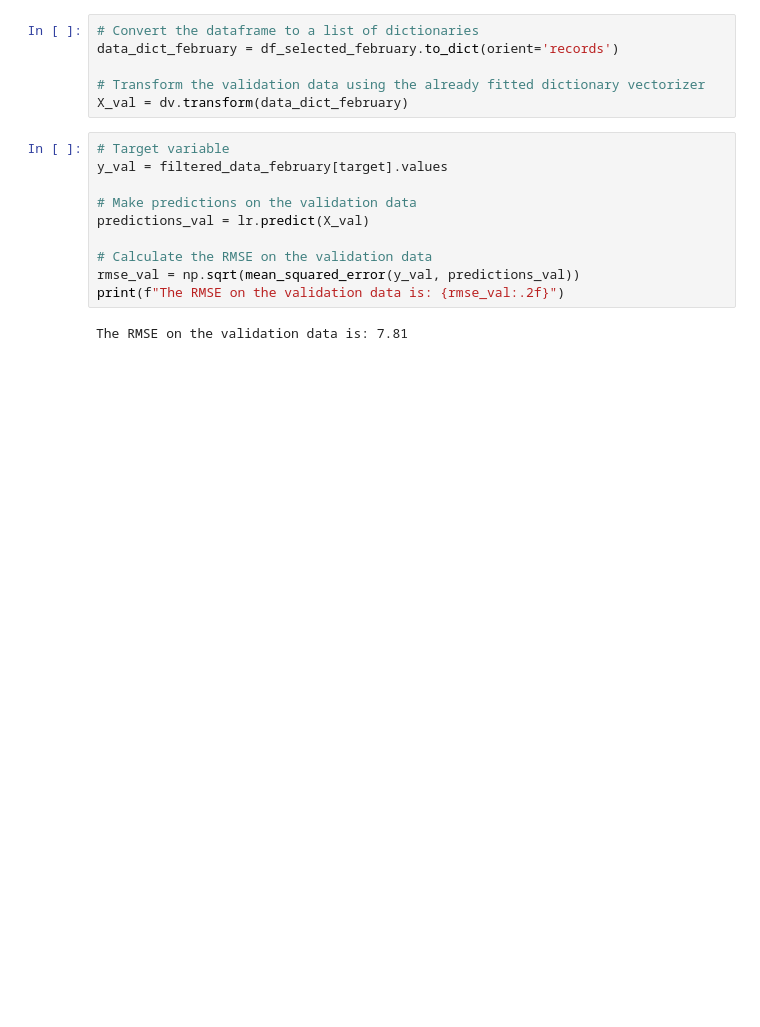
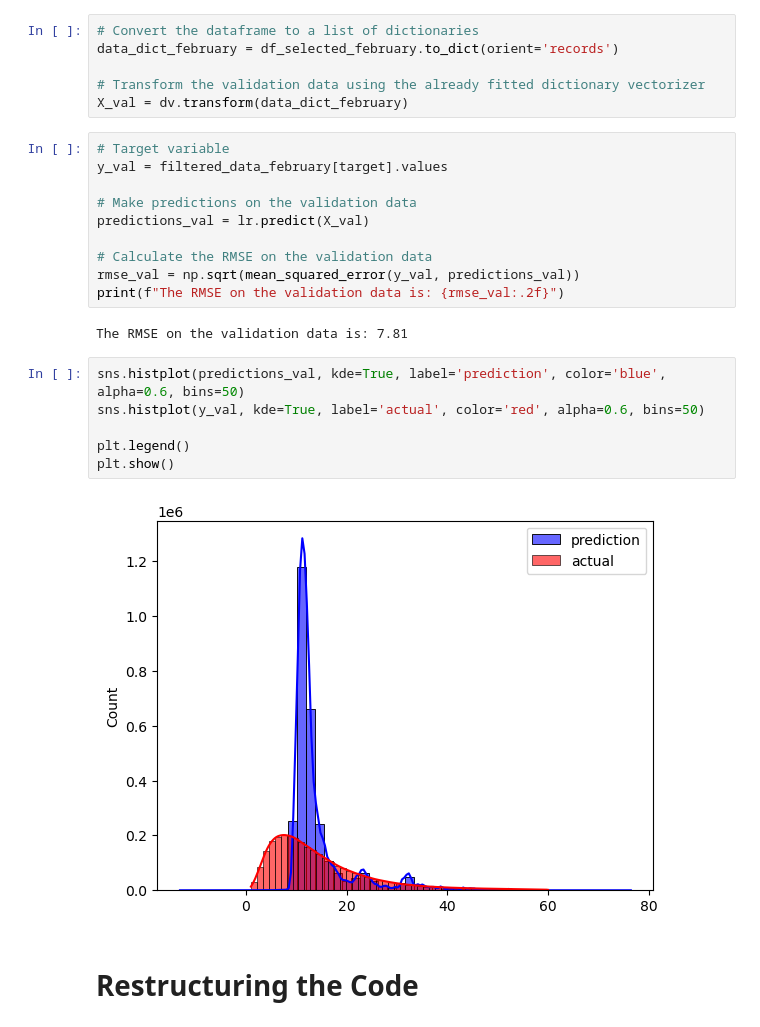
Before and after one commit to xiangivyli/mlops_zoomcamp_learning, a Jupyter notebook: 01-intro/homework.ipynb, the cells around one changed output. Saved outputs shown, nothing was run; the diff lists cells and outputs as text; blank space fills up the shorter version.

```diff
--- a/01-intro/homework.ipynb
+++ b/01-intro/homework.ipynb
@@ -231,3 +235,13 @@ rmse_val = np.sqrt(mean_squared_error(y_val, predictions_val))
 print(f"The RMSE on the validation data is: {rmse_val:.2f}")
 # %% [output]
 The RMSE on the validation data is: 7.81
+# %%
+sns.histplot(predictions_val, kde=True, label='prediction', color='blue', alpha=0.6, bins=50)
+sns.histplot(y_val, kde=True, label='actual', color='red', alpha=0.6, bins=50)
+
+plt.legend()
+plt.show()
+# %% [output]
+[figure, added]
+# %% [markdown]
+# Restructuring the Code
```
Also changed, not shown: parts of 15 cells of this notebook.
